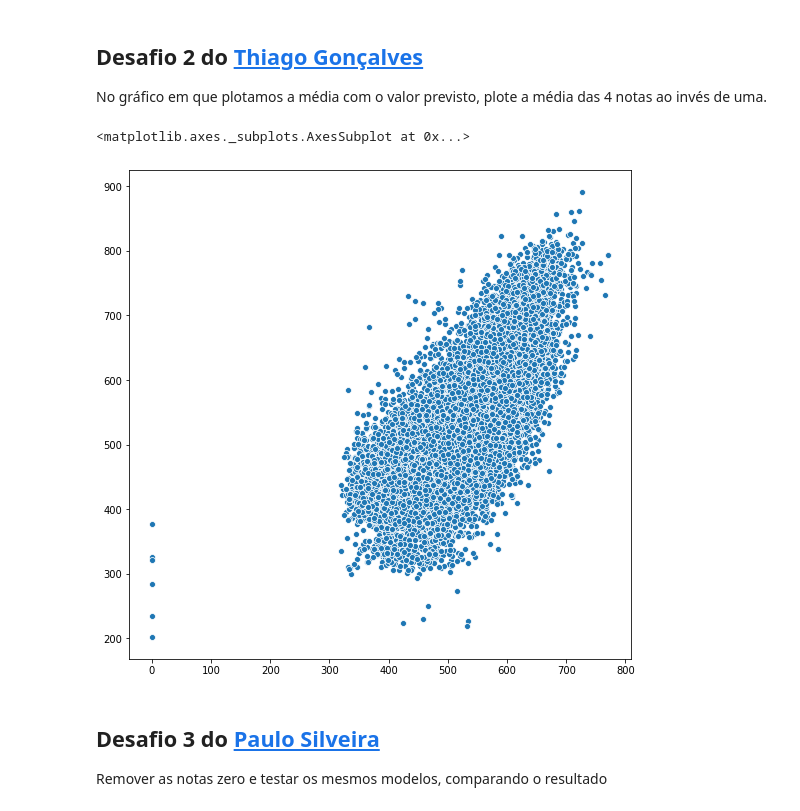
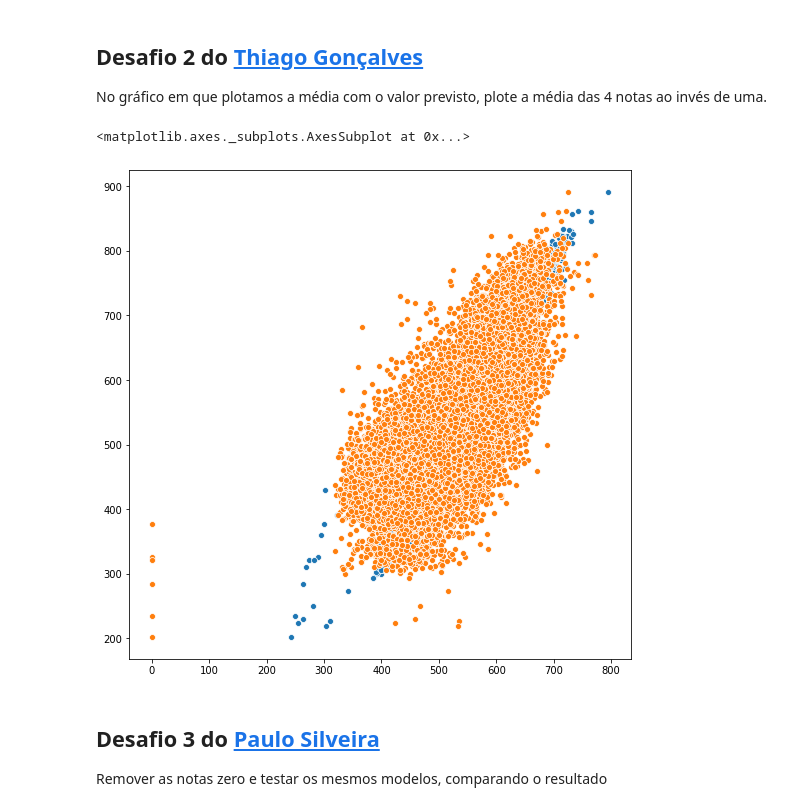
Before and after one commit to fbnnd1/alura-quarentena-dados, a Jupyter notebook: RespDesafiosAula5.ipynb, the cells around one changed output. Drawn from its saved outputs; the diff is of its cells as text; code cells hidden in the pictures.

```diff
--- a/RespDesafiosAula5.ipynb
+++ b/RespDesafiosAula5.ipynb
@@ -233,10 +233,11 @@ mean square root error:  2147.8349282373147
 No gráfico em que plotamos a média com o valor previsto, plote a média das 4 notas ao invés de uma.
 # %%
 plt.figure(figsize=(9,9))
+sns.scatterplot(x=predicoes_notas_linguagem, y=x_teste.mean(axis=1))
 sns.scatterplot(x=y_teste.values, y=x_teste.mean(axis=1))
 # %% [output]
 <matplotlib.axes._subplots.AxesSubplot at 0x...>
-[figure, old version]
+[figure, new version]
 # %% [markdown]
 ## Desafio 3 do [Paulo Silveira](https://twitter.com/paulo_caelum)
 
```
Also changed, not shown: parts of 11 cells of this notebook, 1 other file.
